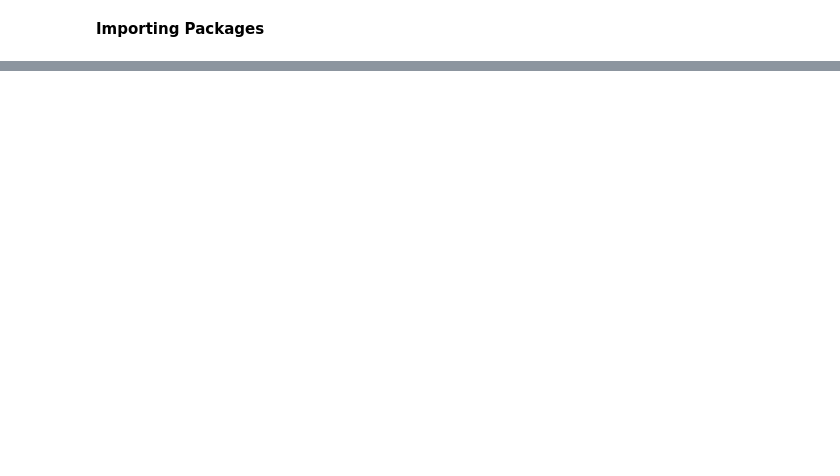
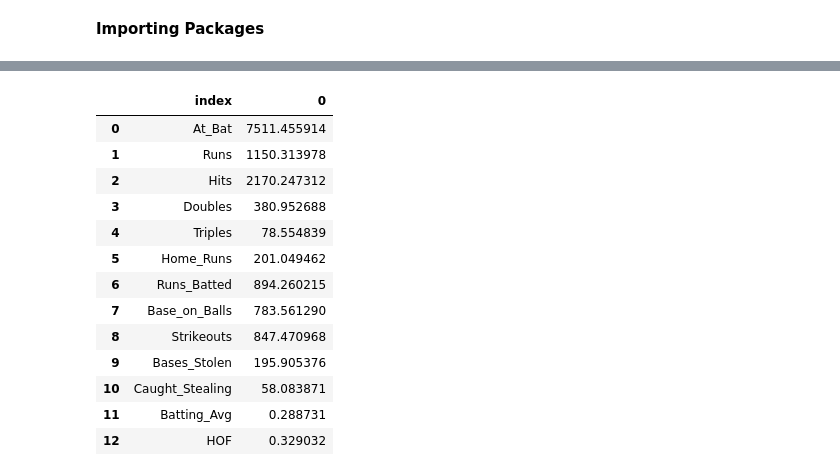
Before and after one commit to A-Peoples/DSRP_Project, a Jupyter notebook: Data_Science_Project_2025.ipynb, the cells around one changed output, grey strips where cells are left out. Drawn from its saved outputs; the diff is of its cells as text; code cells hidden in the pictures; blank space fills up the shorter version.

```diff
--- a/Data_Science_Project_2025.ipynb
+++ b/Data_Science_Project_2025.ipynb
@@ -75,2 +85,31 @@ strike_df['Batting_Avg']
 465 rows × 1 columns
 dtype: float64
+# %%
+strike_df = strike_df[['PLAYER', 'Years_Active', 'G', 'At_Bat', 'Runs', 'Hits', 'Doubles',
+       'Triples', 'Home_Runs', 'Runs_Batted', 'Base_on_Balls', 'Strikeouts',
+       'Bases_Stolen', 'Caught_Stealing', 'Batting_Avg', 'HOF']]
+
+cols = ['At_Bat', 'Runs', 'Hits', 'Doubles',
+       'Triples', 'Home_Runs', 'Runs_Batted', 'Base_on_Balls', 'Strikeouts',
+       'Bases_Stolen', 'Caught_Stealing', 'Batting_Avg', 'HOF']
+
+strike_df = strike_df.sort_values(by=["Batting_Avg", 'At_Bat'], ascending=False)
+num_df = strike_df[cols]
+med_df = strike_df[cols].mean().reset_index()
+
+med_df
+# %% [output]
+|  | index | 0 |
+| 0 | At_Bat | 7511.455914 |
+| 1 | Runs | 1150.313978 |
+| 2 | Hits | 2170.247312 |
+| 3 | Doubles | 380.952688 |
+| 4 | Triples | 78.554839 |
+| 5 | Home_Runs | 201.049462 |
+| 6 | Runs_Batted | 894.260215 |
+| 7 | Base_on_Balls | 783.561290 |
+| 8 | Strikeouts | 847.470968 |
+| 9 | Bases_Stolen | 195.905376 |
+| 10 | Caught_Stealing | 58.083871 |
+| 11 | Batting_Avg | 0.288731 |
+| 12 | HOF | 0.329032 |
```
Also changed, not shown: parts of 4 cells of this notebook.
